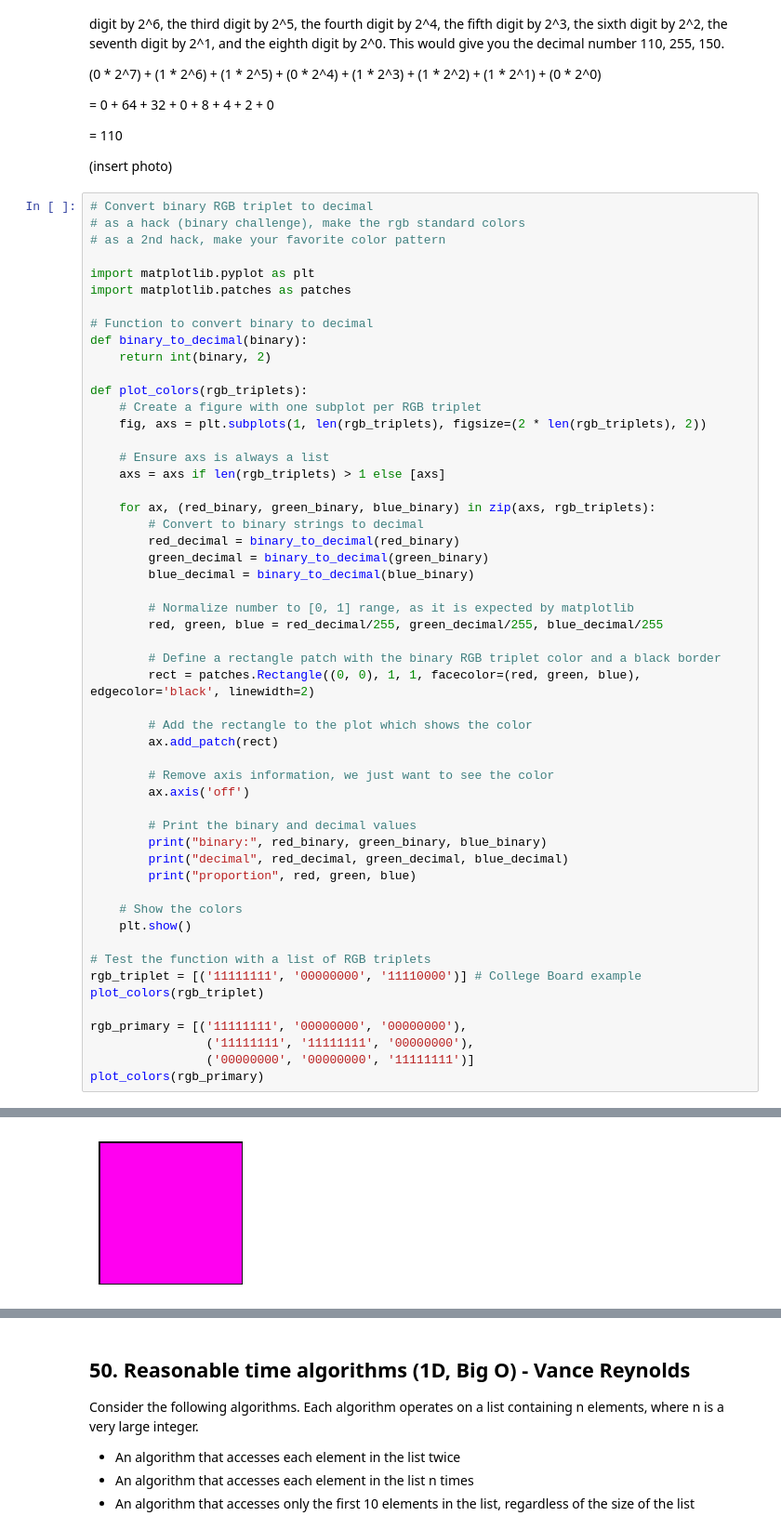
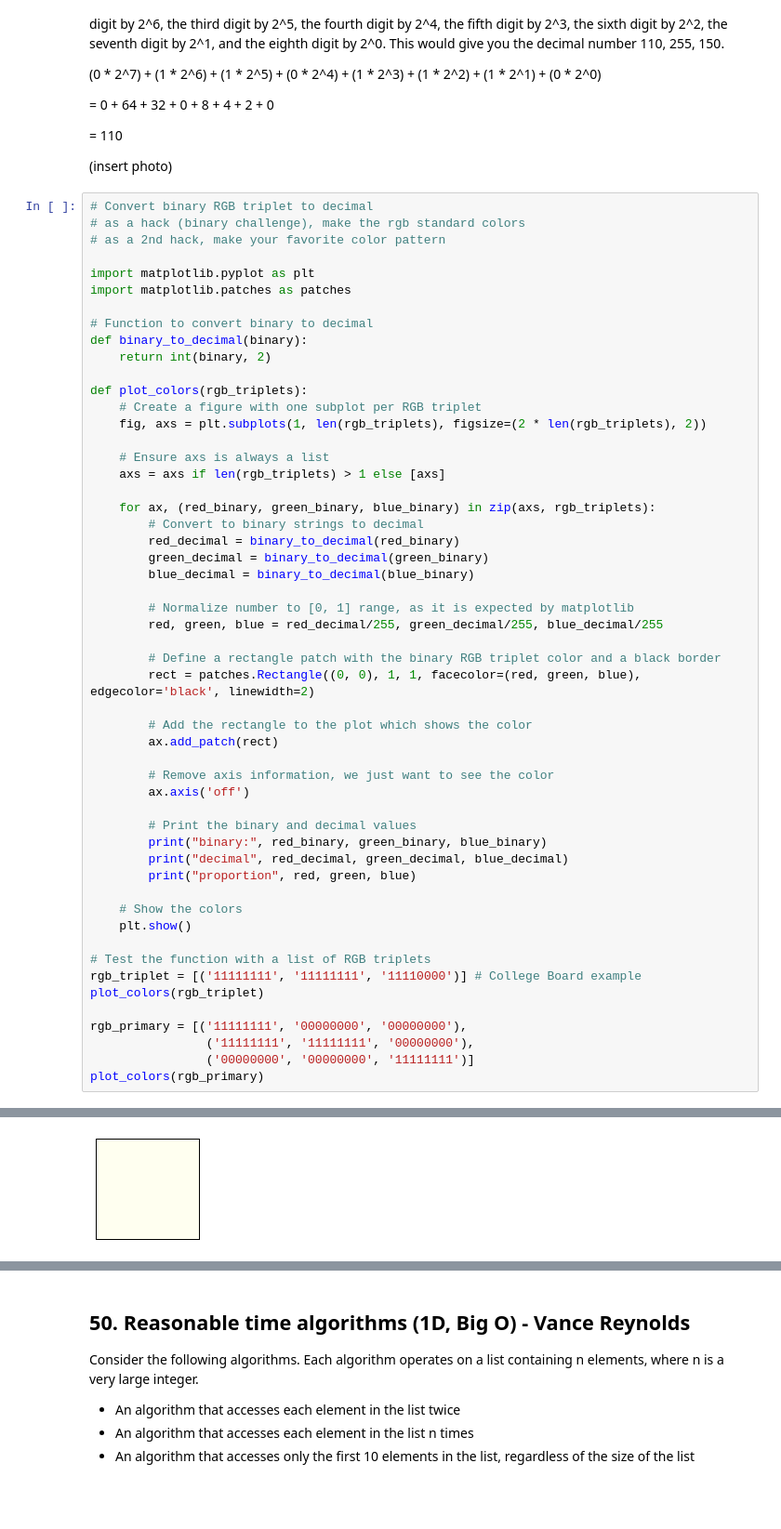
Before and after one commit to anikabhatnagar20/anikabhatnagar20, a Jupyter notebook: _notebooks/2024-03-12-CSP-MCQ-2020-missed.ipynb, the cells around one changed output, grey strips where cells are left out. Shown: that part at 93% size. Saved outputs shown, nothing was run; the diff lists cells and outputs as text; blank space fills up the shorter version.

```diff
--- a/_notebooks/2024-03-12-CSP-MCQ-2020-missed.ipynb
+++ b/_notebooks/2024-03-12-CSP-MCQ-2020-missed.ipynb
@@ -182,7 +245,7 @@ def plot_colors(rgb_triplets):
     plt.show()
 
 # Test the function with a list of RGB triplets
-rgb_triplet = [('11111111', '00000000', '11110000')] # College Board example
+rgb_triplet = [('11111111', '11111111', '11110000')] # College Board example
 plot_colors(rgb_triplet)
 
 rgb_primary = [('11111111', '00000000', '00000000'),
@@ -196,4 +259,4 @@ proportion 1.0 0.0 0.9411764705882353
-[figure, old version]
+[figure, new version]
 binary: 11111111 00000000 00000000
 decimal 255 0 0
 proportion 1.0 0.0 0.0
```
Also changed, not shown: parts of 20 cells of this notebook.
